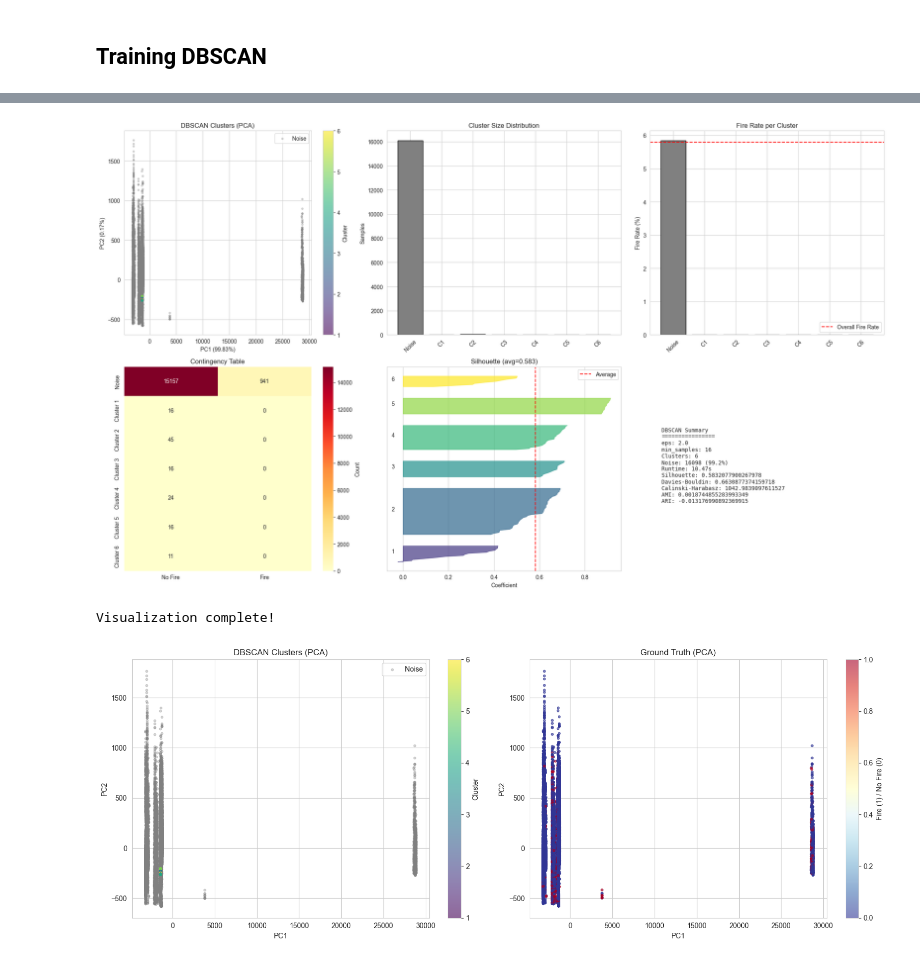
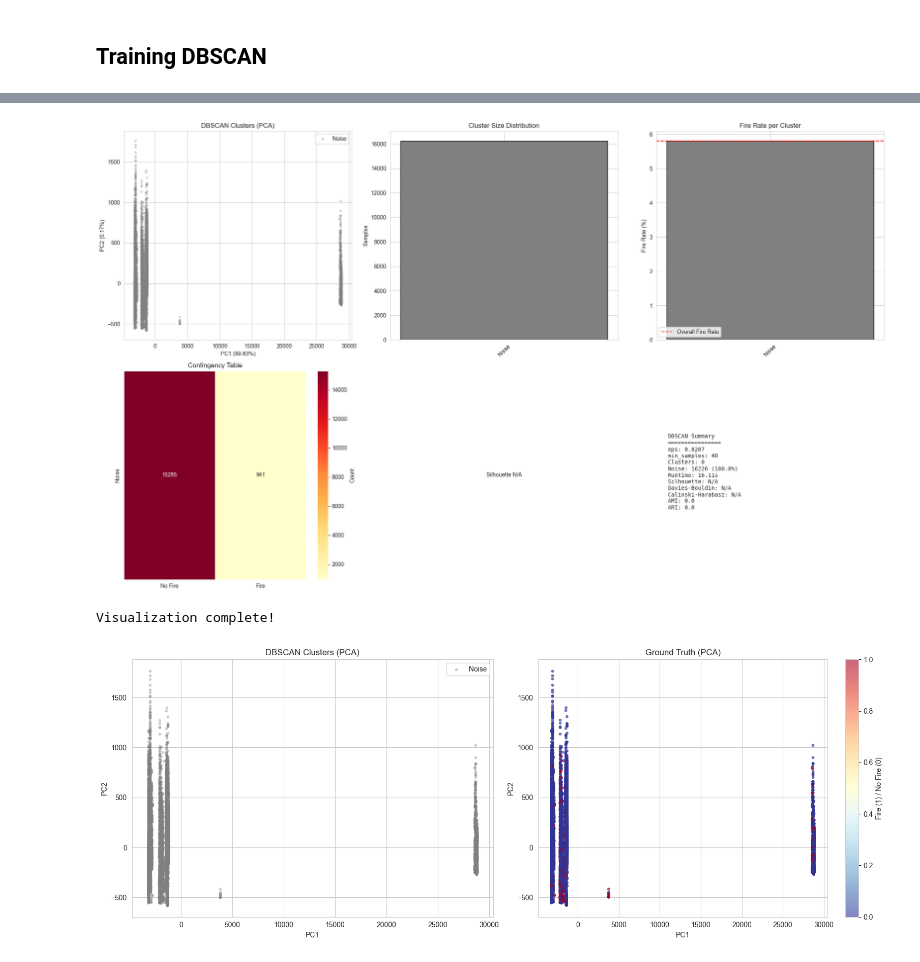
Before and after one commit to sarahmoussaoui/Fire-Detection-Data-Mining-Project, a Jupyter notebook: Code/Machine_Learning/UnSupervised_Models/DBSCAN/from_scratch/code.ipynb, the cells around one changed output, grey strips where cells are left out. Drawn from its saved outputs; the diff is of its cells as text; code cells hidden in the pictures.

```diff
--- a/Code/Machine_Learning/UnSupervised_Models/DBSCAN/from_scratch/code.ipynb
+++ b/Code/Machine_Learning/UnSupervised_Models/DBSCAN/from_scratch/code.ipynb
@@ -202,14 +202,14 @@ print(f"X_train shape: {X_train.shape}")
 print("="*60)
 
 from sklearn.decomposition import PCA
-pca = PCA(n_components=10, random_state=42)
+pca = PCA(n_components=8, random_state=42)
 X_train_pca = pca.fit_transform(X_train)
 
 print("Explained variance ratio (sum):", pca.explained_variance_ratio_.sum())
 
 
 start_time = time.time()
-dbscan = DBSCANFromScratch(eps=2.0, min_samples=16)
+dbscan = DBSCANFromScratch(eps=0.8207, min_samples=40)
 dbscan.fit(X_train_pca)
 runtime = time.time() - start_time
 
@@ -339,7 +327,7 @@ Cluster 6  100.000000  0.000000
 # %%
 # Visualizations
 sns.set_style("whitegrid")
-pca = PCA(n_components=2)
+pca = PCA(n_components=8)
 X_np = X_train.values if isinstance(X_train, pd.DataFrame) else X_train
 X_pca = pca.fit_transform(X_np)
 mask_noise = labels == -1
@@ -408,34 +396,34 @@ if metrics['silhouette'] is not None and np.any(mask_clustered):
     ax5.set_yticks([])
     ax5.legend()
 else:
     ax5.text(0.5, 0.5, 'Silhouette N/A', ha='center', va='center', transform=ax5.transAxes)
     ax5.axis('off')
 
 # 6. Metrics summary
 ax6 = plt.subplot(2, 3, 6)
 summary = (
     f"DBSCAN Summary\n"
     f"{'=' * 16}\n"
     f"eps: {dbscan.eps}\n"
     f"min_samples: {dbscan.min_samples}\n"
     f"Clusters: {metrics['n_clusters']}\n"
     f"Noise: {metrics['n_noise']} ({metrics['noise_ratio']:.1%})\n"
     f"Runtime: {runtime:.2f}s\n"
     f"Silhouette: {metrics['silhouette'] if metrics['silhouette'] is not None else 'N/A'}\n"
     f"Davies-Bouldin: {metrics['davies_bouldin'] if metrics['davies_bouldin'] is not None else 'N/A'}\n"
     f"Calinski-Harabasz: {metrics['calinski_harabasz'] if metrics['calinski_harabasz'] is not None else 'N/A'}\n"
     f"AMI: {metrics.get('ami', 'N/A')}\n"
     f"ARI: {metrics.get('ari', 'N/A')}\n"
 )
 ax6.text(0.05, 0.5, summary, family='monospace', va='center')
 ax6.axis('off')
 
 plt.tight_layout()
 plt.savefig('dbscan_from_scratch_analysis.png', dpi=300, bbox_inches='tight')
 plt.show()
 print("Visualization complete!")
 # %% [output]
-[figure, old version]
+[figure, new version]
 Visualization complete!
 # %%
 # PCA colored by clusters vs ground truth
@@ -460,4 +448,4 @@ plt.tight_layout()
 plt.savefig('dbscan_pca_ground_truth.png', dpi=300, bbox_inches='tight')
 plt.show()
 # %% [output]
-[figure, old version]
+[figure, new version]
```
Also changed, not shown: parts of 3 cells of this notebook, 25 other files.
